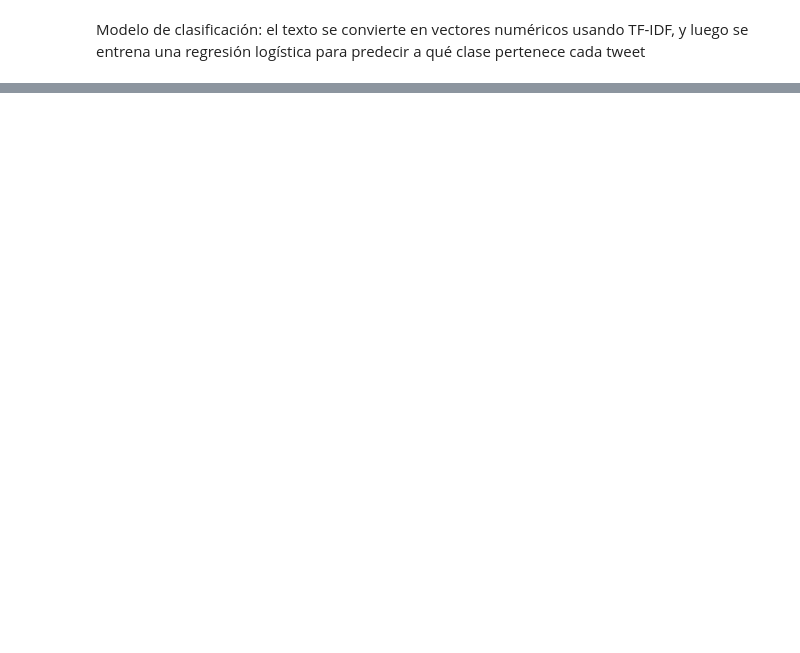
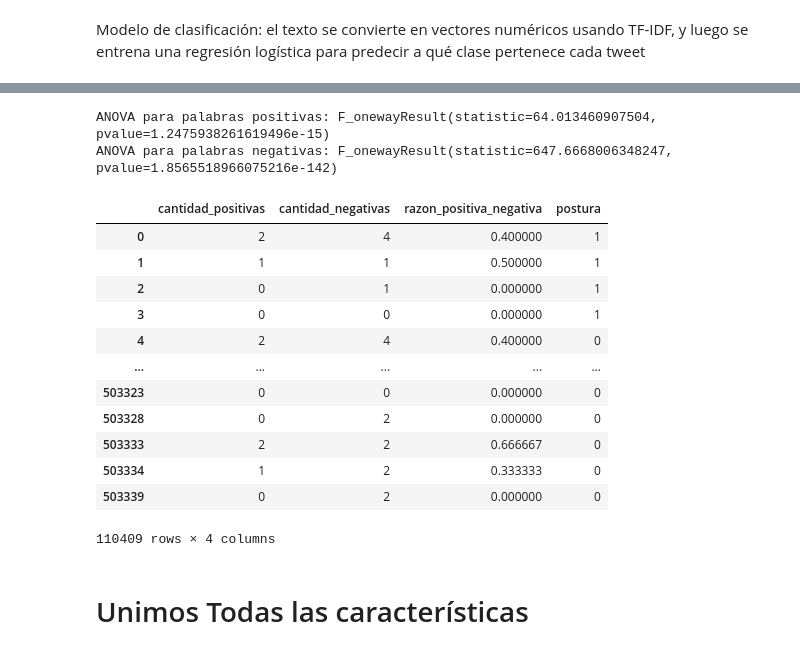
Before and after one commit to vanemeinardi/Proyecto_TextMining, a Jupyter notebook: Códigos/02.1-obtencion_caracteristicas_comunidades.ipynb, the cells around one changed output, grey strips where cells are left out. Saved outputs shown, nothing was run; the diff lists cells and outputs as text; code cells hidden in the pictures; blank space fills up the shorter version.

```diff
--- a/Códigos/02.1-obtencion_caracteristicas_comunidades.ipynb
+++ b/Códigos/02.1-obtencion_caracteristicas_comunidades.ipynb
@@ -310,0 +490,32 @@ Index(['cleaned_tweet', 'postura', 'noalabortoenargentin', 'mmm',
+# %%
+import pandas as pd
+import re
+
+# Cargar el diccionario NRC en español como un archivo CSV con columnas 'palabra' y 'sentimiento'
+diccionario = pd.read_csv("G:/Unidades compartidas/Rocío doctorado/Proyecto NLP/Datos/lexico_nrc.csv")
+
+# Convertimos a conjuntos de palabras para agilizar la búsqueda
+palabras_positivas = set(diccionario[diccionario['sentimiento'] == 'positivo']['palabra'])
+palabras_negativas = set(diccionario[diccionario['sentimiento'] == 'negativo']['palabra'])
+
+# Función para preprocesar el texto
+def limpiar_texto(texto):
+    texto = texto.lower()
+    texto = re.sub(r'http\S+', '', texto)  # Eliminar enlaces
+    texto = re.sub(r'@\w+', '', texto)  # Eliminar menciones
+    texto = re.sub(r'#\w+', '', texto)  # Eliminar hashtags
+    texto = re.sub(r'[^a-záéíóúñü\s]', '', texto)  # Eliminar caracteres especiales
+    return texto.split()
+
+# Función para contar palabras positivas y negativas en un tweet
+def contar_palabras_sentimiento(tweet):
+    palabras = limpiar_texto(tweet)
+    positivos = sum(1 for palabra in palabras if palabra in palabras_positivas)
+    negativos = sum(1 for palabra in palabras if palabra in palabras_negativas)
+    return pd.Series([positivos, negativos])
+
+# Aplicar la función a cada tweet y crear las nuevas columnas en el DataFrame
+comunidades_filtradas_filtrada[['cantidad_positivas', 'cantidad_negativas']] = comunidades_filtradas['full_text_cleaned'].apply(contar_palabras_sentimiento)
+
+# Mostrar el DataFrame para verificar los resultados
+print(comunidades_filtradas_filtrada[['full_text_cleaned', 'cantidad_positivas', 'cantidad_negativas']].head())
@@ -310,0 +546,4 @@ Index(['cleaned_tweet', 'postura', 'noalabortoenargentin', 'mmm',
+# %%
+comunidades_filtradas_filtrada['razon_positiva_negativa'] = comunidades_filtradas_filtrada['cantidad_positivas'] / (comunidades_filtradas_filtrada['cantidad_negativas'] + 1)
+razon_por_postura = comunidades_filtradas_filtrada.groupby('postura')['razon_positiva_negativa'].mean()
+print(razon_por_postura)
@@ -310,0 +584,32 @@ Index(['cleaned_tweet', 'postura', 'noalabortoenargentin', 'mmm',
+# %%
+from scipy.stats import f_oneway
+
+grupos_positivos = [grupo['cantidad_positivas'].values for nombre, grupo in comunidades_filtradas_filtrada.groupby('postura')]
+grupos_negativos = [grupo['cantidad_negativas'].values for nombre, grupo in comunidades_filtradas_filtrada.groupby('postura')]
+
+anova_positivos = f_oneway(*grupos_positivos)
+anova_negativos = f_oneway(*grupos_negativos)
+
+print("ANOVA para palabras positivas:", anova_positivos)
+print("ANOVA para palabras negativas:", anova_negativos)
+# %% [output]
+ANOVA para palabras positivas: F_onewayResult(statistic=64.013460907504, pvalue=1.2475938261619496e-15)
+ANOVA para palabras negativas: F_onewayResult(statistic=647.6668006348247, pvalue=1.8565518966075216e-142)
+# %%
+sentimientos_comunidad=comunidades_filtradas_filtrada[[ 'cantidad_positivas',
+       'cantidad_negativas', 'razon_positiva_negativa', 'postura']]
+sentimientos_comunidad
+# %% [output]
+|  | cantidad_positivas | cantidad_negativas | razon_positiva_negativa | postura |
+| 0 | 2 | 4 | 0.400000 | 1 |
+| 1 | 1 | 1 | 0.500000 | 1 |
+| 2 | 0 | 1 | 0.000000 | 1 |
+| 3 | 0 | 0 | 0.000000 | 1 |
+| 4 | 2 | 4 | 0.400000 | 0 |
+| ... | ... | ... | ... | ... |
+| 503323 | 0 | 0 | 0.000000 | 0 |
+| 503328 | 0 | 2 | 0.000000 | 0 |
+| 503333 | 2 | 2 | 0.666667 | 0 |
+| 503334 | 1 | 2 | 0.333333 | 0 |
+| 503339 | 0 | 2 | 0.000000 | 0 |
+110409 rows × 4 columns
@@ -310,0 +618,2 @@ Index(['cleaned_tweet', 'postura', 'noalabortoenargentin', 'mmm',
+# %% [markdown]
+# Unimos Todas las características
```
Also changed, not shown: parts of 45 cells of this notebook.
